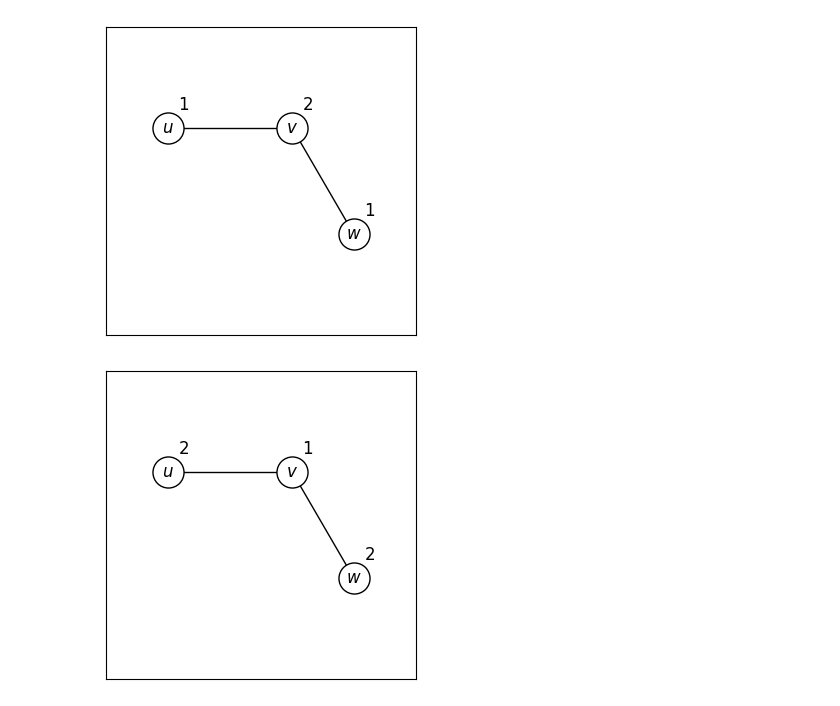
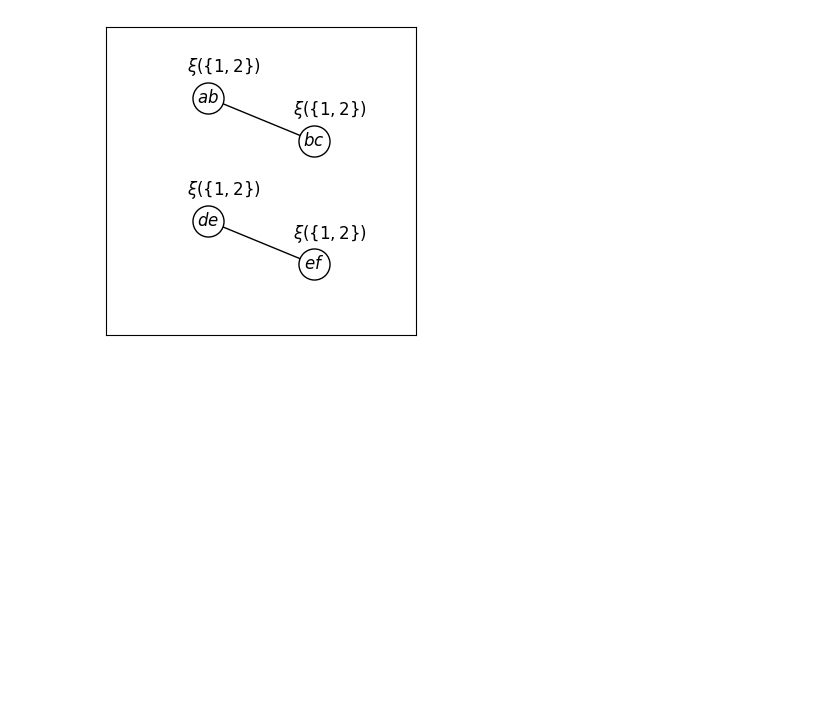
Before and after one commit to JonasDeSchouwer/Expressiveness-of-LGNNs, a Jupyter notebook: code/plot-figures.ipynb, the cells around one changed output. Drawn from its saved outputs; the diff is of its cells as text; code cells hidden in the pictures; blank space fills up the shorter version.

```diff
--- a/code/plot-figures.ipynb
+++ b/code/plot-figures.ipynb
@@ -10,66 +80,50 @@ array([4, 5, 6])
 # %%
-# Draw G1 and G2
+# Draw L(G1) and L(G2)
 
+# Create line graph
 # Create graph
-G = nx.Graph()
-n1 = 'u'
-n2 = 'v'
-n3 = 'w'
-G.add_nodes_from([
-    (n1, dict(name="$u$", label1="$1$", label2="$2$")),
-    (n2, dict(name="$v$", label1="$2$", label2="$1$")),
-    (n3, dict(name="$w$", label1="$1$", label2="$2$")),
+LG = nx.Graph()
+n1 = 'uv'
+n2 = 'vw'
+n3 = 'xy'
+n4 = 'yz'
+node_ids = [n1, n2, n3, n4]
+
+LG.add_nodes_from([
+    (n1, dict(name="$ab$", label1="$\\xi (\{ 1,2 \})$")),
+    (n2, dict(name="$bc$", label1="$\\xi (\{ 1,2 \})$")),
+    (n3, dict(name="$de$", label1="$\\xi (\{ 1,2 \})$")),
+    (n4, dict(name="$ef$", label1="$\\xi (\{ 1,2 \})$")),
 ])
-G.add_edge(n1, n2)
-G.add_edge(n2, n3)
+LG.add_edge(n1, n2)
+LG.add_edge(n3, n4)
 
 # Set node positions
-theta = np.pi * 60 / 180
 positions = np.array([
-    [-1, 0],
-    [0, 0],
-    [np.cos(theta), -np.sin(theta)],
+    (original_graph_positions[0] + original_graph_positions[1]) / 2,
+    (original_graph_positions[1] + original_graph_positions[2]) / 2,
+    (original_graph_positions[3] + original_graph_positions[4]) / 2,
+    (original_graph_positions[4] + original_graph_positions[5]) / 2,
 ])
-positions *= 0.8
 positions -= (positions.max(axis=0) + positions.min(axis=0))/2  # center the positions
-node_pos = {
-    'u': positions[0],
-    'v': positions[1],
-    'w': positions[2]
-}
+node_pos = position_dict(node_ids, positions)
 
 # Set label positions
-label_positions = positions + np.array([0.1, 0.15])
-label_pos = {
-    'u': label_positions[0],
-    'v': label_positions[1],
-    'w': label_positions[2]
-}
+label_positions = positions + np.array([0.1, 0.2])
+label_pos = position_dict(node_ids, label_positions)
 
 # Labels to display
-node_names = {node: data['name'] for node, data in G.nodes(data=True)}
-node_labels1 = {node: data['label1'] for node, data in G.nodes(data=True)}
-node_labels2 = {node: data['label2'] for node, data in G.nodes(data=True)}
+node_names = {node: data['name'] for node, data in LG.nodes(data=True)}
+node_labels1 = {node: data['label1'] for node, data in LG.nodes(data=True)}
 
 # Draw G1
 plt.figure(frameon=False, figsize=(4, 4))
 plt.xlim(-1,1)
 plt.ylim(-1,1)
-nx.draw_networkx_nodes(G, node_pos, node_size=500, node_color='white', edgecolors='black')
-nx.draw_networkx_labels(G, labels=node_names, pos=node_pos)
-nx.draw_networkx_labels(G, labels=node_labels1, pos=label_pos)
-nx.draw_networkx_edges(G, node_pos, edgelist=G.edges())
+nx.draw_networkx_nodes(LG, node_pos, node_size=500, node_color='white', edgecolors='black')
+nx.draw_networkx_labels(LG, labels=node_names, pos=node_pos)
+nx.draw_networkx_labels(LG, labels=node_labels1, pos=label_pos)
+nx.draw_networkx_edges(LG, node_pos, edgelist=LG.edges())
 plt.show()
-
-# Draw G2
-plt.figure(frameon=False, figsize=(4, 4))
-plt.xlim(-1,1)
-plt.ylim(-1,1)
-nx.draw_networkx_nodes(G, node_pos, node_size=500, node_color='white', edgecolors='black')
-nx.draw_networkx_labels(G, labels=node_names, pos=node_pos)
-nx.draw_networkx_labels(G, labels=node_labels2, pos=label_pos)
-nx.draw_networkx_edges(G, node_pos, edgelist=G.edges())
-plt.show()
 # %% [output]
-[figure, old version]
+[figure, new version]
-[figure, removed]
```
Also changed, not shown: parts of 3 cells of this notebook, 4 other files.
